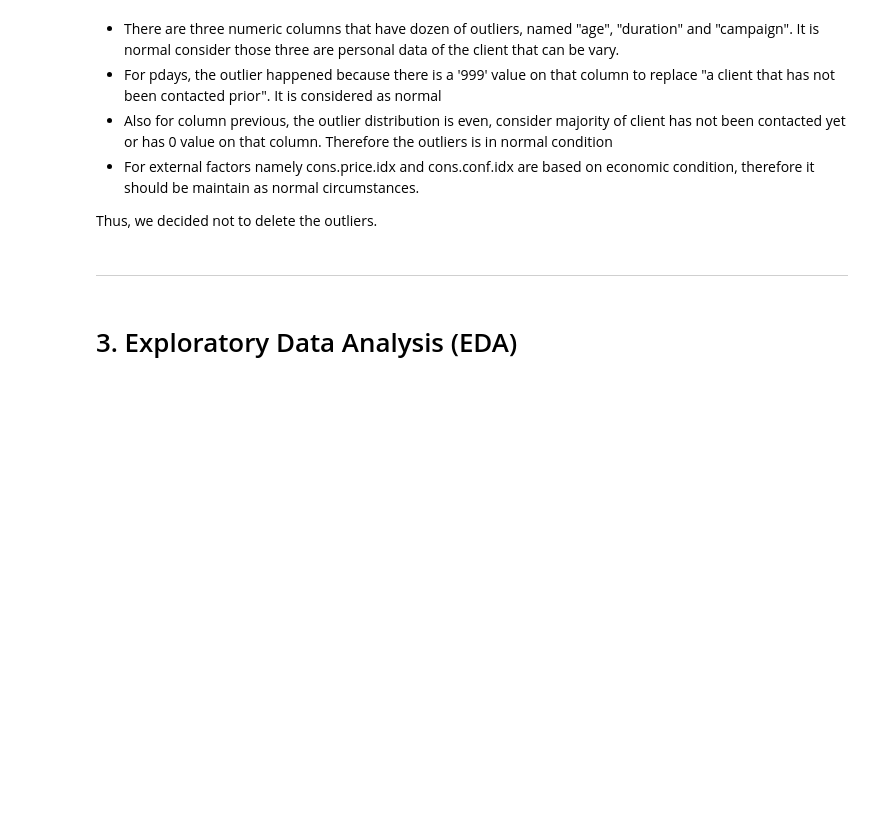
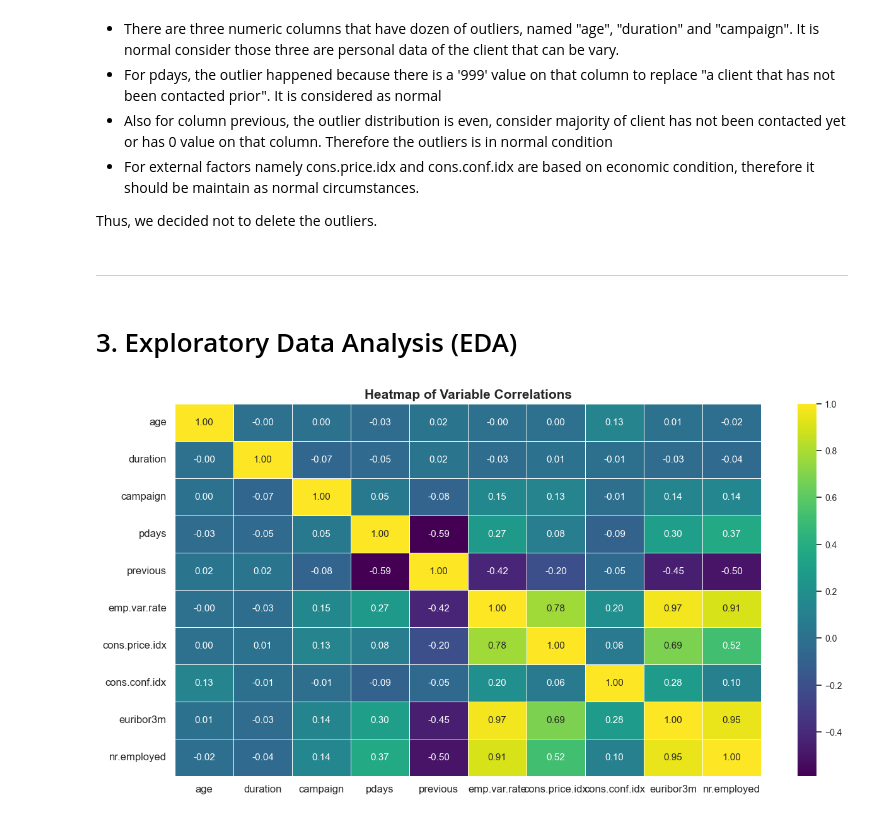
Before and after one commit to envaldy/Tim_Alpha_Finpro, a Jupyter notebook: Tim_Alpha_Finpro.ipynb, the cells around one changed output. Saved outputs shown, nothing was run; the diff lists cells and outputs as text; code cells hidden in the pictures; blank space fills up the shorter version.

```diff
--- a/Tim_Alpha_Finpro.ipynb
+++ b/Tim_Alpha_Finpro.ipynb
@@ -298,3 +298,34 @@ Thus, we decided not to delete the outliers.
 ---
 # %% [markdown]
 # 3. Exploratory Data Analysis (EDA)
+# %%
+# Menghapus variabel kategorikal
+numeric_df = df.select_dtypes(include=['int64', 'float64'])
+
+# Menghitung korelasi antar variabel
+correlation_matrix = numeric_df.corr()
+# %%
+plt.figure(figsize=(15, 10))
+
+# Set annot_kws to control text properties, such as font size
+sns.heatmap(correlation_matrix, annot=True, cmap='viridis', fmt=".2f", linewidths=.5, annot_kws={"size": 11})
+
+# Set xticklabels and yticklabels to control label font size
+plt.xticks(fontsize=10)  # Adjust x-axis label font size
+plt.yticks(fontsize=10)  # Adjust y-axis label font size
+
+# Set x-axis and y-axis label size
+plt.tick_params(axis='x', labelsize=12)
+plt.tick_params(axis='y', labelsize=12)
+
+# Customize colorbar text size using cbar_kws
+cax = plt.gcf().axes[-1]
+cax.tick_params(labelsize=10)  # Adjust colorbar label font size
+
+# Adjust space between title and heatmap
+plt.subplots_adjust(top=0.7)
+
+plt.title('Heatmap of Variable Correlations', fontweight='bold', fontsize=15)
+plt.show()
+# %% [output]
+[figure, added]
```
Also changed, not shown: parts of 7 cells of this notebook.
